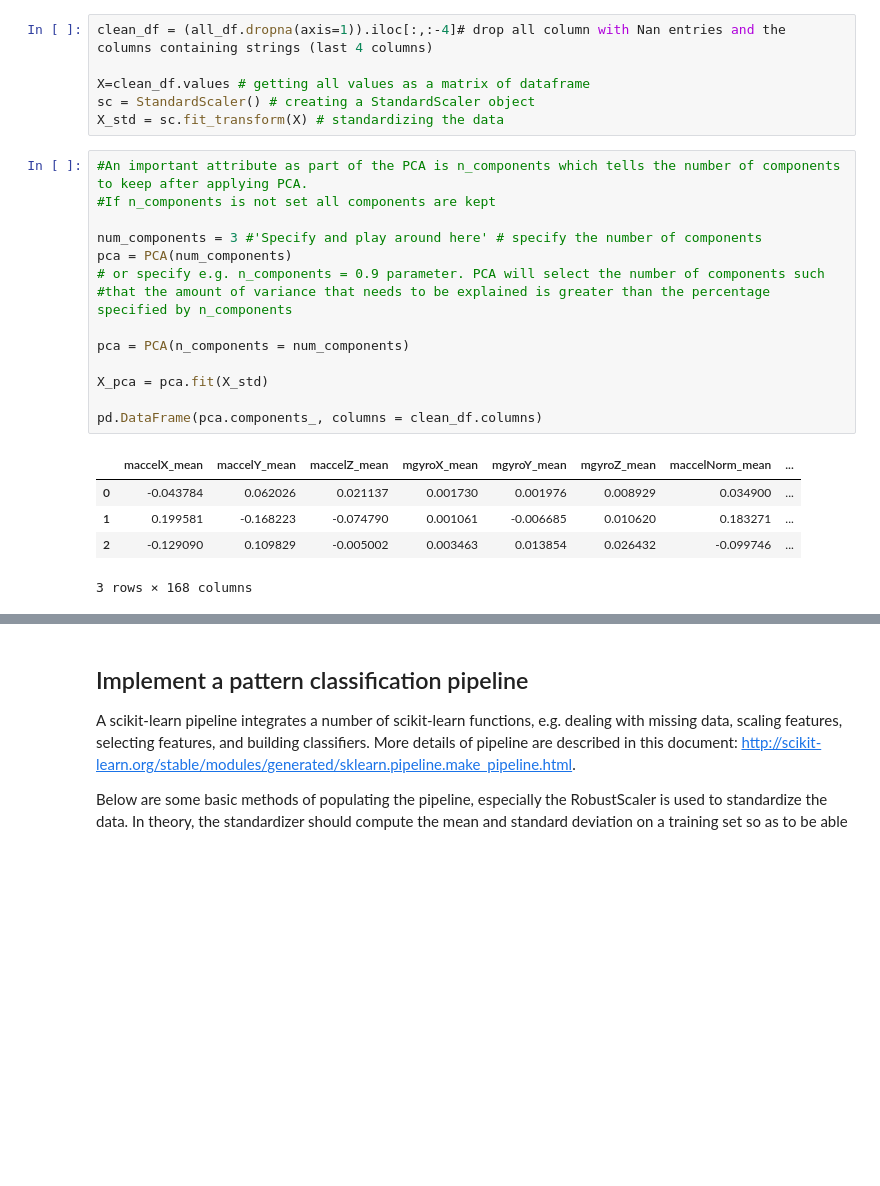
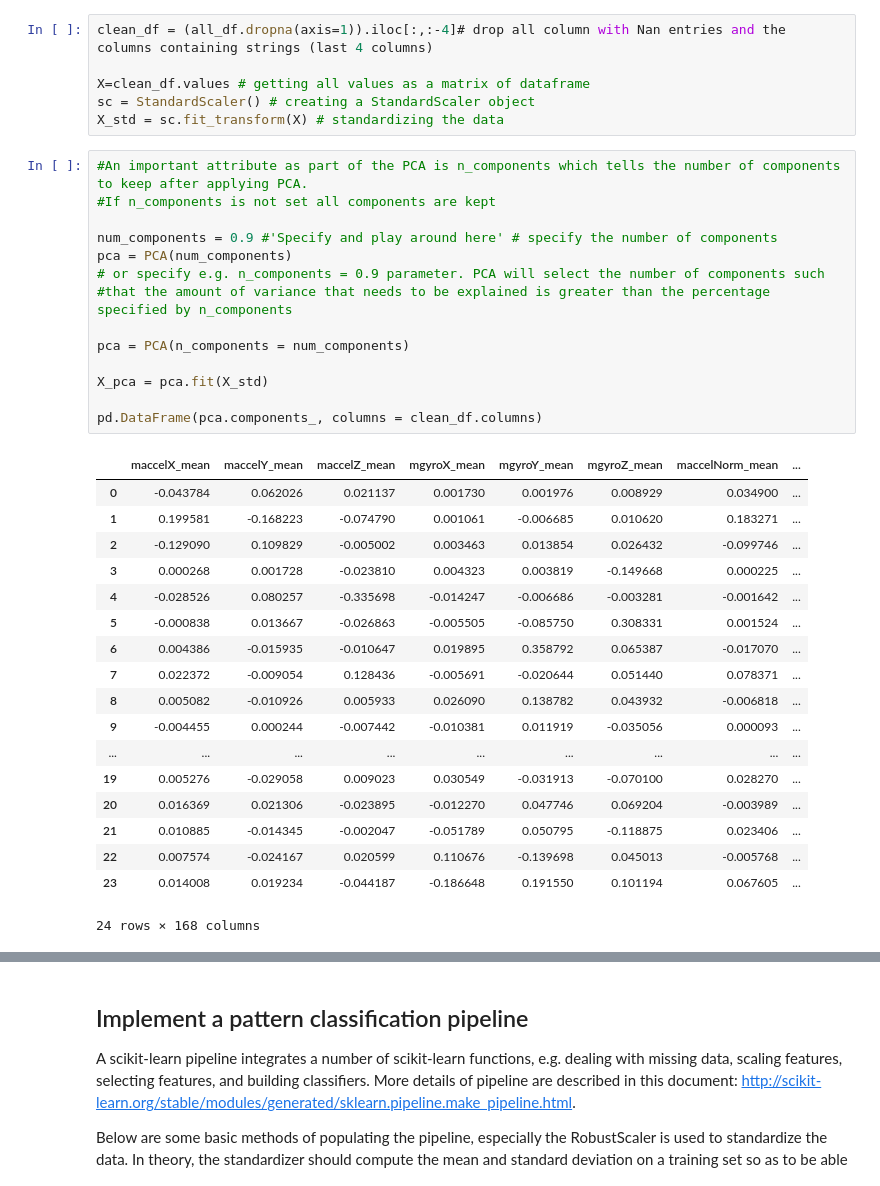
Before and after one commit to sanskarbiswal/wic-ex01, a Jupyter notebook: E1_2_classification_scikit_learn.ipynb, the cells around one changed output, grey strips where cells are left out. Drawn from its saved outputs; the diff is of its cells as text; blank space fills up the shorter version.

```diff
--- a/E1_2_classification_scikit_learn.ipynb
+++ b/E1_2_classification_scikit_learn.ipynb
@@ -115,23 +115,36 @@ X_std = sc.fit_transform(X) # standardizing the data
 # %%
 #An important attribute as part of the PCA is n_components which tells the number of components to keep after applying PCA.
 #If n_components is not set all components are kept
 
-num_components = 3 #'Specify and play around here' # specify the number of components
+num_components = 0.9 #'Specify and play around here' # specify the number of components
 pca = PCA(num_components)
 # or specify e.g. n_components = 0.9 parameter. PCA will select the number of components such
 #that the amount of variance that needs to be explained is greater than the percentage specified by n_components
 
 pca = PCA(n_components = num_components)
 
 X_pca = pca.fit(X_std)
 
 pd.DataFrame(pca.components_, columns = clean_df.columns)
 # %% [output]
 |  | maccelX_mean | maccelY_mean | maccelZ_mean | mgyroX_mean | mgyroY_mean | mgyroZ_mean | maccelNorm_mean | ... |
 | 0 | -0.043784 | 0.062026 | 0.021137 | 0.001730 | 0.001976 | 0.008929 | 0.034900 | ... |
 | 1 | 0.199581 | -0.168223 | -0.074790 | 0.001061 | -0.006685 | 0.010620 | 0.183271 | ... |
 | 2 | -0.129090 | 0.109829 | -0.005002 | 0.003463 | 0.013854 | 0.026432 | -0.099746 | ... |
+| 3 | 0.000268 | 0.001728 | -0.023810 | 0.004323 | 0.003819 | -0.149668 | 0.000225 | ... |
+| 4 | -0.028526 | 0.080257 | -0.335698 | -0.014247 | -0.006686 | -0.003281 | -0.001642 | ... |
+| 5 | -0.000838 | 0.013667 | -0.026863 | -0.005505 | -0.085750 | 0.308331 | 0.001524 | ... |
+| 6 | 0.004386 | -0.015935 | -0.010647 | 0.019895 | 0.358792 | 0.065387 | -0.017070 | ... |
+| 7 | 0.022372 | -0.009054 | 0.128436 | -0.005691 | -0.020644 | 0.051440 | 0.078371 | ... |
+| 8 | 0.005082 | -0.010926 | 0.005933 | 0.026090 | 0.138782 | 0.043932 | -0.006818 | ... |
+| 9 | -0.004455 | 0.000244 | -0.007442 | -0.010381 | 0.011919 | -0.035056 | 0.000093 | ... |
+| ... | ... | ... | ... | ... | ... | ... | ... | ... |
+| 19 | 0.005276 | -0.029058 | 0.009023 | 0.030549 | -0.031913 | -0.070100 | 0.028270 | ... |
+| 20 | 0.016369 | 0.021306 | -0.023895 | -0.012270 | 0.047746 | 0.069204 | -0.003989 | ... |
+| 21 | 0.010885 | -0.014345 | -0.002047 | -0.051789 | 0.050795 | -0.118875 | 0.023406 | ... |
+| 22 | 0.007574 | -0.024167 | 0.020599 | 0.110676 | -0.139698 | 0.045013 | -0.005768 | ... |
+| 23 | 0.014008 | 0.019234 | -0.044187 | -0.186648 | 0.191550 | 0.101194 | 0.067605 | ... |
-3 rows × 168 columns
+24 rows × 168 columns
 # %%
 n_pcs= pca.n_components_ # get number of component
 most_important = [np.abs(pca.components_[i]).argmax() for i in range(n_pcs)] # get the index of the most important feature on EACH component
```
Also changed, not shown: parts of 7 cells of this notebook.
